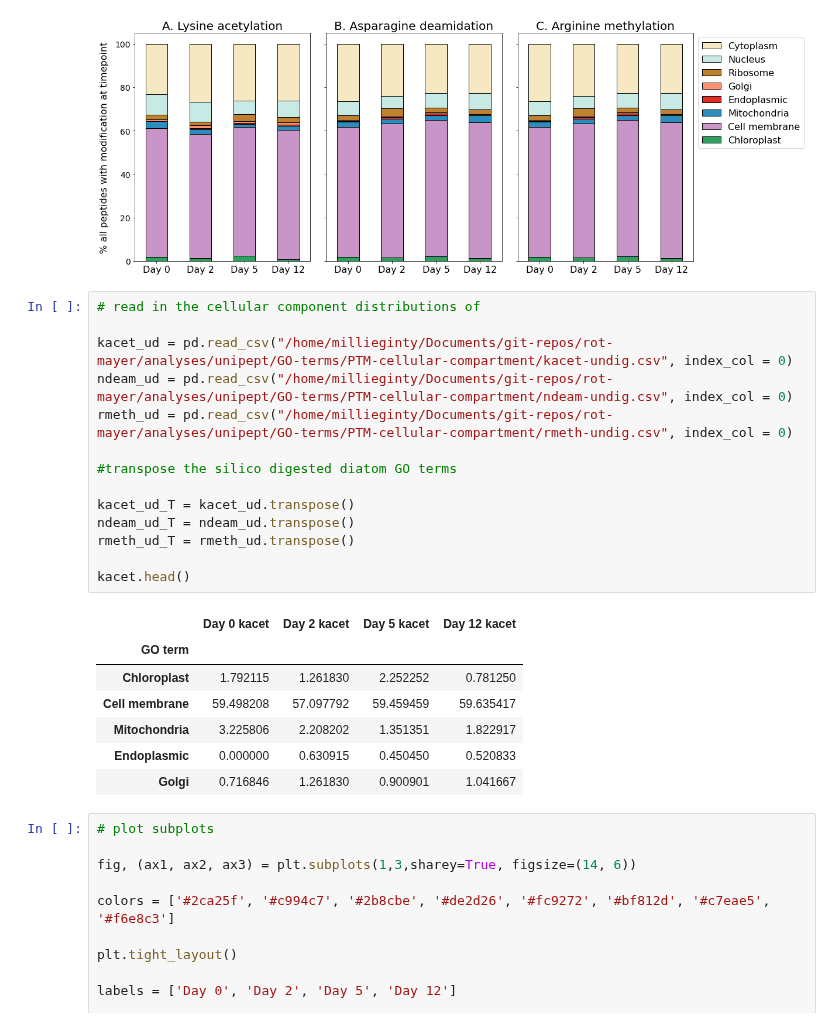
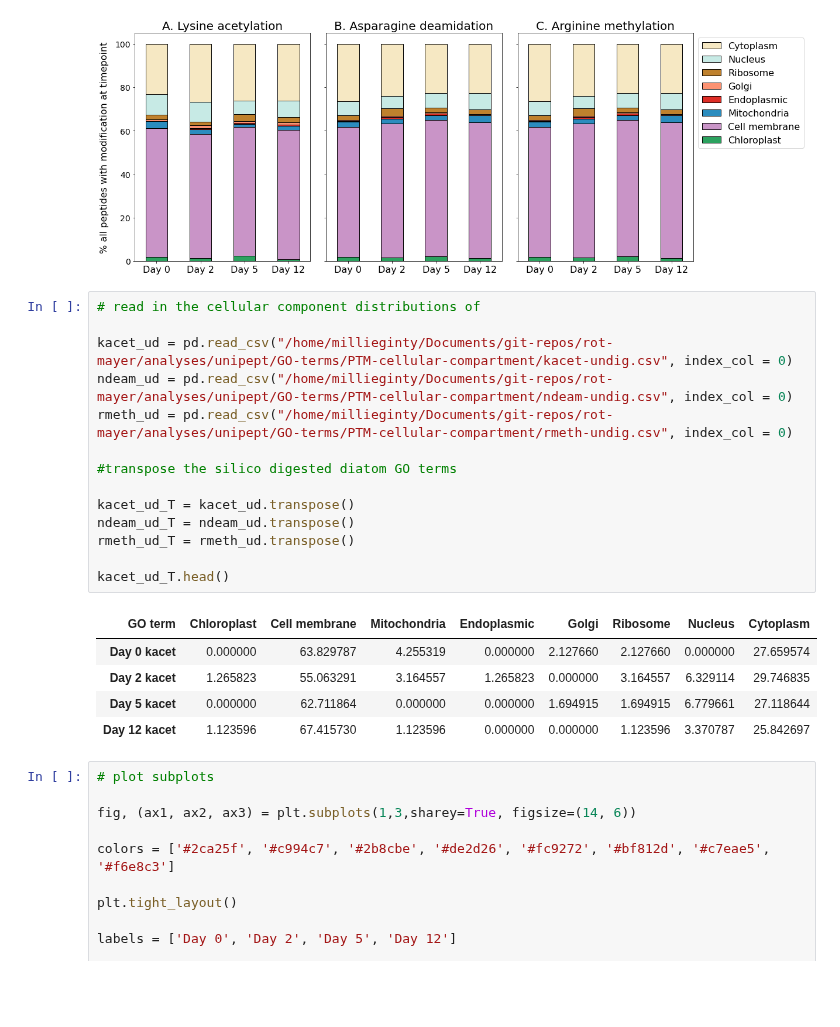
Before and after one commit to MeganEDuffy/rot-mayer, a Jupyter notebook: notebooks/PTM-cellular-comp/PTM-CC-plots.ipynb, the cells around one changed output. Drawn from its saved outputs; the diff is of its cells as text; blank space fills up the shorter version.

```diff
--- a/notebooks/PTM-cellular-comp/PTM-CC-plots.ipynb
+++ b/notebooks/PTM-cellular-comp/PTM-CC-plots.ipynb
@@ -104,25 +104,23 @@ ax3.tick_params(axis='y', labelsize= 14);
 # %%
 # read in the cellular component distributions of
 
 kacet_ud = pd.read_csv("/home/millieginty/Documents/git-repos/rot-mayer/analyses/unipept/GO-terms/PTM-cellular-compartment/kacet-undig.csv", index_col = 0)
 ndeam_ud = pd.read_csv("/home/millieginty/Documents/git-repos/rot-mayer/analyses/unipept/GO-terms/PTM-cellular-compartment/ndeam-undig.csv", index_col = 0)
 rmeth_ud = pd.read_csv("/home/millieginty/Documents/git-repos/rot-mayer/analyses/unipept/GO-terms/PTM-cellular-compartment/rmeth-undig.csv", index_col = 0)
 
 #transpose the silico digested diatom GO terms
 
 kacet_ud_T = kacet_ud.transpose()
 ndeam_ud_T = ndeam_ud.transpose()
 rmeth_ud_T = rmeth_ud.transpose()
 
-kacet.head()
+kacet_ud_T.head()
 # %% [output]
-|  | Day 0 kacet | Day 2 kacet | Day 5 kacet | Day 12 kacet |
-| GO term |  |  |  |  |
-| Chloroplast | 1.792115 | 1.261830 | 2.252252 | 0.781250 |
-| Cell membrane | 59.498208 | 57.097792 | 59.459459 | 59.635417 |
-| Mitochondria | 3.225806 | 2.208202 | 1.351351 | 1.822917 |
-| Endoplasmic | 0.000000 | 0.630915 | 0.450450 | 0.520833 |
-| Golgi | 0.716846 | 1.261830 | 0.900901 | 1.041667 |
+| GO term | Chloroplast | Cell membrane | Mitochondria | Endoplasmic | Golgi | Ribosome | Nucleus | Cytoplasm |
+| Day 0 kacet | 0.000000 | 63.829787 | 4.255319 | 0.000000 | 2.127660 | 2.127660 | 0.000000 | 27.659574 |
+| Day 2 kacet | 1.265823 | 55.063291 | 3.164557 | 1.265823 | 0.000000 | 3.164557 | 6.329114 | 29.746835 |
+| Day 5 kacet | 0.000000 | 62.711864 | 0.000000 | 0.000000 | 1.694915 | 1.694915 | 6.779661 | 27.118644 |
+| Day 12 kacet | 1.123596 | 67.415730 | 1.123596 | 0.000000 | 0.000000 | 1.123596 | 3.370787 | 25.842697 |
 # %%
 # plot subplots
 
```
Also changed, not shown: parts of 1 cell of this notebook.
